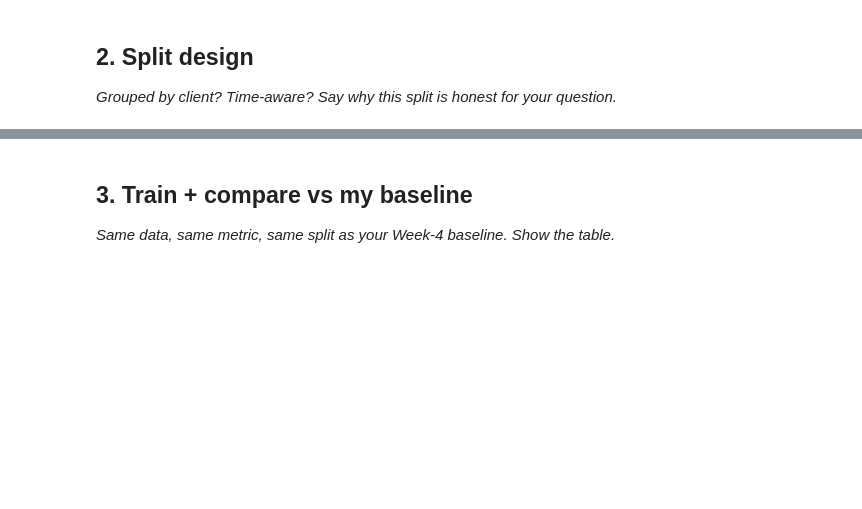
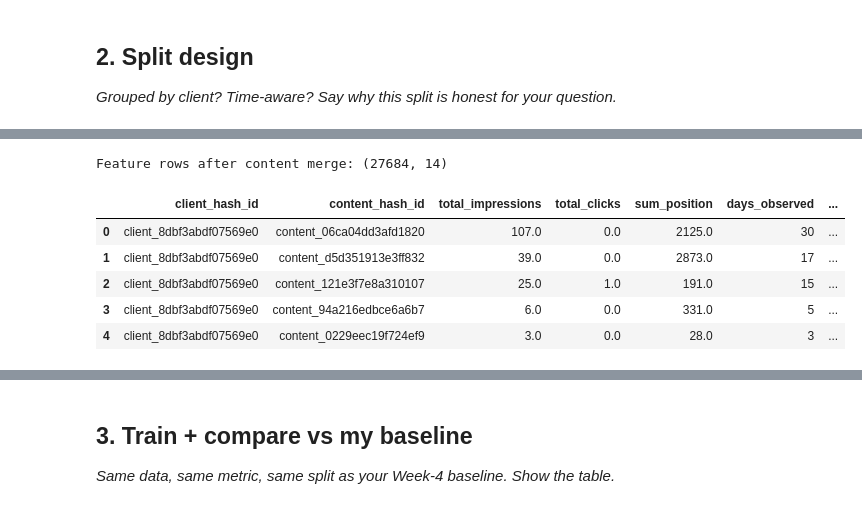
Before and after one commit to Chisman001/ML-internship-starter, a Jupyter notebook: work/notebooks/w05_model.ipynb, the cells around one changed output, grey strips where cells are left out. Drawn from its saved outputs; the diff is of its cells as text; code cells hidden in the pictures; blank space fills up the shorter version.

```diff
--- a/work/notebooks/w05_model.ipynb
+++ b/work/notebooks/w05_model.ipynb
@@ -22,0 +207,36 @@ This skeleton is yours to fill. Work the sections **in order** — each one has
+# %%
+content = con.sql(f"""
+    SELECT
+        client_hash_id,
+        content_hash_id,
+        content_updated_date,
+        word_count,
+        content_type,
+        is_published,
+        is_deleted
+    FROM read_parquet('{content_path}')
+    WHERE content_updated_date IS NOT NULL
+      AND content_updated_date <= DATE '{decision_date}'
+      AND is_deleted IS NOT TRUE
+""").df()
+
+content["content_updated_date"] = pd.to_datetime(content["content_updated_date"])
+decision_ts = pd.Timestamp(decision_date)
+content["days_since_update"] = (decision_ts - content["content_updated_date"]).dt.days
+
+features = march_features.merge(
+    content,
+    on=["client_hash_id", "content_hash_id"],
+    how="inner",
+)
+
+print("Feature rows after content merge:", features.shape)
+features.head()
+# %% [output]
+Feature rows after content merge: (27684, 14)
+|  | client_hash_id | content_hash_id | total_impressions | total_clicks | sum_position | days_observed | ... |
+| 0 | client_8dbf3abdf07569e0 | content_06ca04dd3afd1820 | 107.0 | 0.0 | 2125.0 | 30 | ... |
+| 1 | client_8dbf3abdf07569e0 | content_d5d351913e3ff832 | 39.0 | 0.0 | 2873.0 | 17 | ... |
+| 2 | client_8dbf3abdf07569e0 | content_121e3f7e8a310107 | 25.0 | 1.0 | 191.0 | 15 | ... |
+| 3 | client_8dbf3abdf07569e0 | content_94a216edbce6a6b7 | 6.0 | 0.0 | 331.0 | 5 | ... |
+| 4 | client_8dbf3abdf07569e0 | content_0229eec19f724ef9 | 3.0 | 0.0 | 28.0 | 3 | ... |
```
Also changed, not shown: parts of 16 cells of this notebook.
